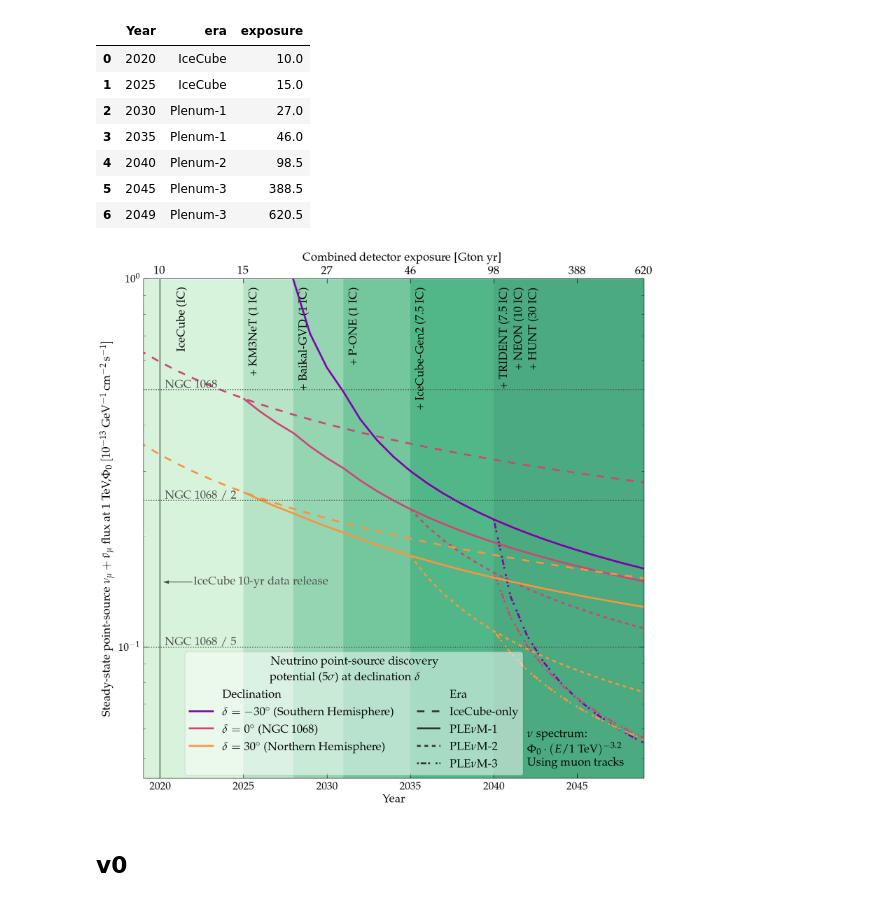
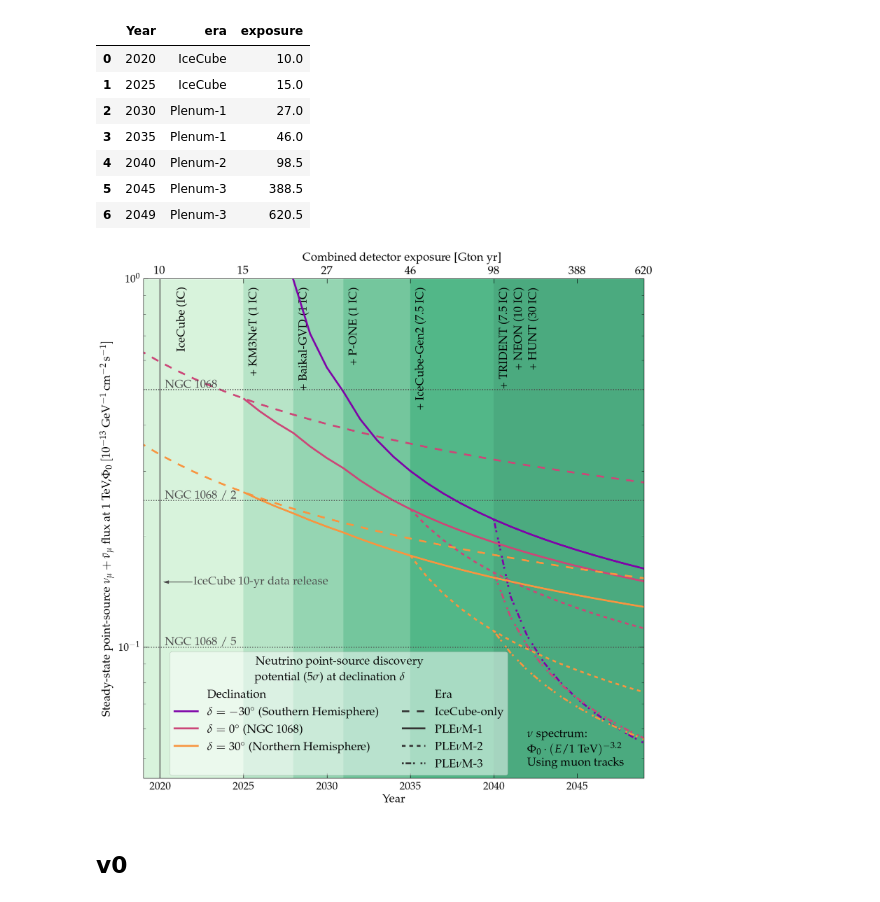
Before and after one commit to PLEnuM-group/Plenum, a Jupyter notebook: notebooks/misc/plotting_pointsource_discovery_potential_breakdown.ipynb, the cells around one changed output. Cells and saved outputs as stored; diff of their text form; code cells hidden in the pictures.

Commit message:
shifted legend a bit, somehow that got lost when my thinkBox died.

```diff
--- a/notebooks/misc/plotting_pointsource_discovery_potential_breakdown.ipynb
+++ b/notebooks/misc/plotting_pointsource_discovery_potential_breakdown.ipynb
@@ -314,7 +317,7 @@ order = [1, 2, 3, 4, 0, 5, 6, 7, 8, 9]
 legend = ax.legend(
     [handles[idx] for idx in order],
     [labels[idx] for idx in order],
-    bbox_to_anchor=(0.77, 0.265),
+    bbox_to_anchor=(0.74, 0.265),
     framealpha=0.5,
     loc=1,
     title=r"\hspace*{-0.5em}Neutrino point-source discovery\\[0.3em] potential ($5\sigma$) at declination $\delta$",
@@ -370,34 +373,34 @@ ax.set_ylabel(
     fontsize=25,
     labelpad=10,
 )
 plt.yticks(fontsize=23)
 plt.xticks(fontsize=23)
 
 
 for ii in [1, 2, 5]:
     ax.axhline(st.PHI_NGC * 1e13 / ii, ls=":", lw=2, color=font_color, zorder=10)
     ax.text(
         x=2020 + 0.3,
         y=1.01*st.PHI_NGC * 1e13 / ii,
         s="NGC 1068" if ii == 1 else f"NGC 1068 / {ii}",
         color=font_color,
         fontsize=25,  # "large",
         zorder=10,
     )
 
 ax.grid(alpha=0)
 ax.yaxis.set_major_locator(ticker.MultipleLocator(0.1))
 ax.yaxis.set_minor_locator(ticker.MultipleLocator(0.02))
 ax.set_ylim(0.044, _ymax)
 ax.set_yscale("log")
 
 f.savefig(
     join(st.BASEPATH, plot_path, "time_evolution_significance_ps_breakdown.pdf"),
     dpi=300,
     bbox_inches="tight",
 )
 # %% [output]
-[figure, old version]
+[figure, new version]
 # %% [markdown]
 ## v0
 # %%
```
Also changed, not shown: parts of 1 cell of this notebook.
